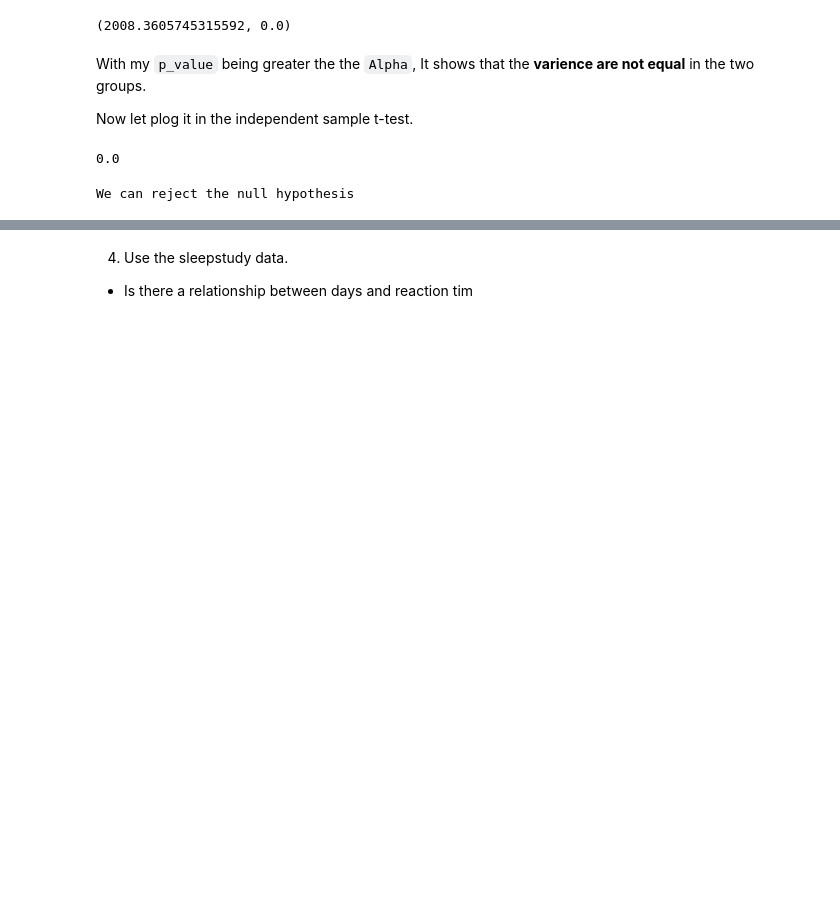
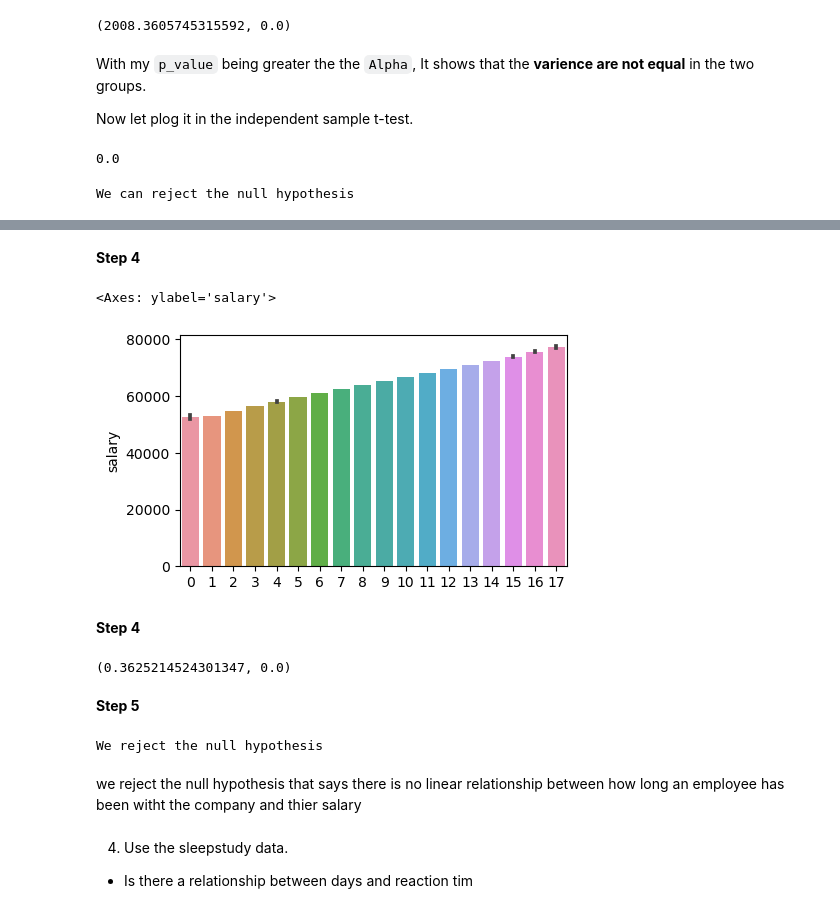
Before and after one commit to MigashaneVictoire/statistics-exercises, a Jupyter notebook: hypothesis_testing.ipynb, the cells around one changed output, grey strips where cells are left out. Saved outputs shown, nothing was run; the diff lists cells and outputs as text; code cells hidden in the pictures; blank space fills up the shorter version.

```diff
--- a/hypothesis_testing.ipynb
+++ b/hypothesis_testing.ipynb
@@ -621,0 +651,10 @@ AttributeError: PathCollection.set() got an unexpected keyword argument 'col'
+# %%
+query = """
+SELECT *
+FROM employees
+JOIN salaries USING(emp_no)
+WHERE to_date < now();
+"""
+
+employees = pd.read_sql(query, env.get_db_access("employees"))
+telco.head()
@@ -622 +682,31 @@ AttributeError: PathCollection.set() got an unexpected keyword argument 'col'
+# %% [markdown]
+**Step 4**
+# %%
+# compate time difference
+hire_date=pd.to_datetime(employees.hire_date).dt.year
+to_date = pd.to_datetime(employees.to_date).dt.year
+
+time_diff = to_date.astype("int") - hire_date.astype("int")
+salary = employees.salary
+# %%
+plt.figure(figsize=(5,3))
+sns.barplot(x= time_diff, y= salary)
+# %% [output]
+<Axes: ylabel='salary'>
+[figure, added]
+# %% [markdown]
+**Step 4**
+# %%
+r, p_value = stats.pearsonr(salary, time_diff)
+r, p_value
+# %% [output]
+(0.3625214524301347, 0.0)
+# %% [markdown]
+**Step 5**
+# %%
+conclude(p_value, alpha)
+# %% [output]
+We reject the null hypothesis
+# %% [markdown]
+we reject the null hypothesis that says there is no linear relationship between how long an employee has been witht the company and thier salary
 # %% [markdown]
```
Also changed, not shown: parts of 54 cells of this notebook.
